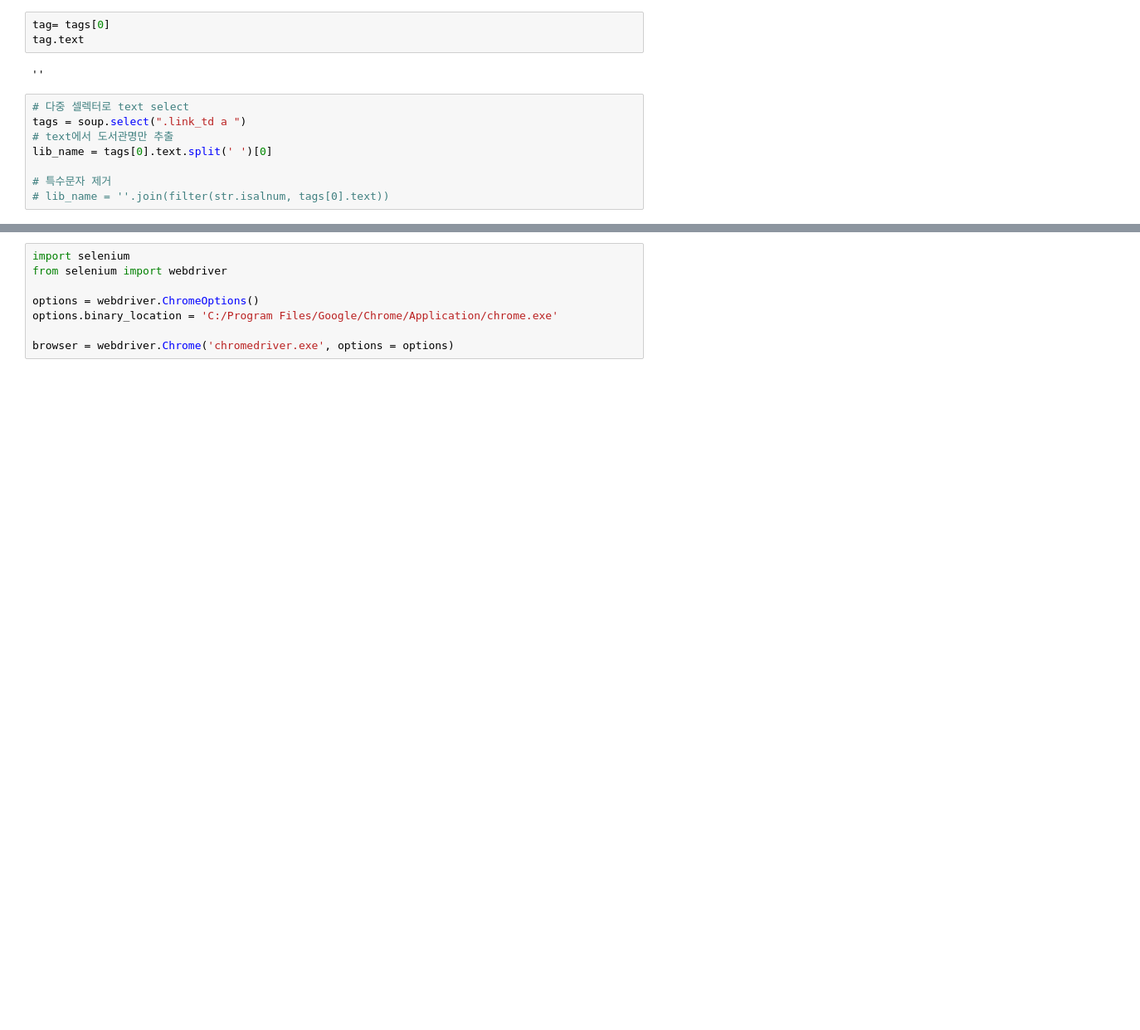
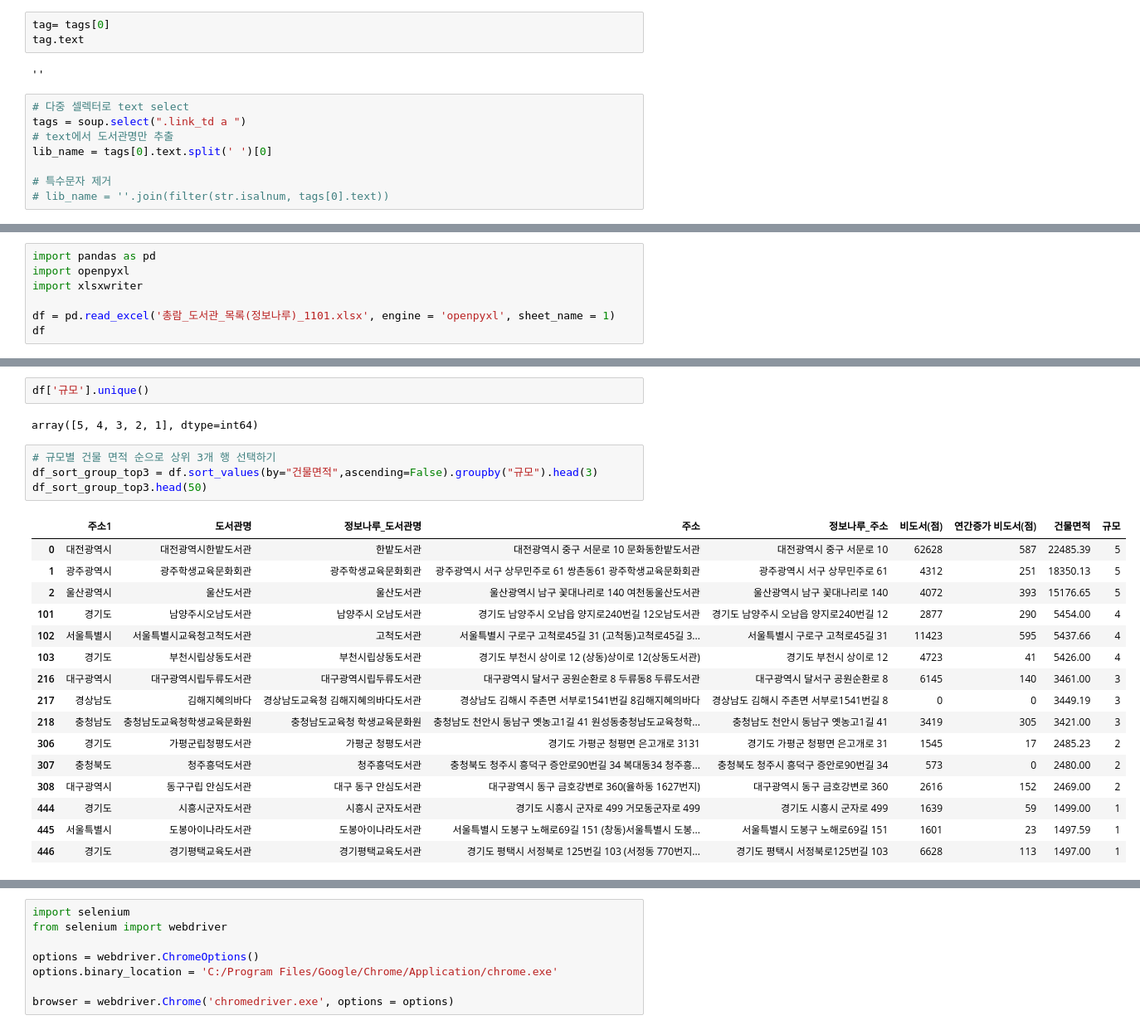
Before and after one commit to Hyeonjiwon/Python-Study, a Jupyter notebook: Web Scraping/Web scraping.ipynb, the cells around one changed output, grey strips where cells are left out. Shown at 83% size. Saved outputs shown, nothing was run; the diff lists cells and outputs as text; blank space fills up the shorter version.

```diff
--- a/Web Scraping/Web scraping.ipynb
+++ b/Web Scraping/Web scraping.ipynb
@@ -58,0 +69,7 @@ lib_name = tags[0].text.split(' ')[0]
+# %%
+import pandas as pd
+import openpyxl
+import xlsxwriter
+
+df = pd.read_excel('총람_도서관_목록(정보나루)_1101.xlsx', engine = 'openpyxl', sheet_name = 1)
+df
@@ -58,0 +90,25 @@ lib_name = tags[0].text.split(' ')[0]
+# %%
+df['규모'].unique()
+# %% [output]
+array([5, 4, 3, 2, 1], dtype=int64)
+# %%
+# 규모별 건물 면적 순으로 상위 3개 행 선택하기
+df_sort_group_top3 = df.sort_values(by="건물면적",ascending=False).groupby("규모").head(3)
+df_sort_group_top3.head(50)
+# %% [output]
+|  | 주소1 | 도서관명 | 정보나루_도서관명 | 주소 | 정보나루_주소 | 비도서(점) | 연간증가 비도서(점) | 건물면적 | 규모 |
+| 0 | 대전광역시 | 대전광역시한밭도서관 | 한밭도서관 | 대전광역시 중구 서문로 10 문화동한밭도서관 | 대전광역시 중구 서문로 10 | 62628 | 587 | 22485.39 | 5 |
+| 1 | 광주광역시 | 광주학생교육문화회관 | 광주학생교육문화회관 | 광주광역시 서구 상무민주로 61 쌍촌동61 광주학생교육문화회관 | 광주광역시 서구 상무민주로 61 | 4312 | 251 | 18350.13 | 5 |
+| 2 | 울산광역시 | 울산도서관 | 울산도서관 | 울산광역시 남구 꽃대나리로 140 여천동울산도서관 | 울산광역시 남구 꽃대나리로 140 | 4072 | 393 | 15176.65 | 5 |
+| 101 | 경기도 | 남양주시오남도서관 | 남양주시 오남도서관 | 경기도 남양주시 오남읍 양지로240번길 12오남도서관 | 경기도 남양주시 오남읍 양지로240번길 12 | 2877 | 290 | 5454.00 | 4 |
+| 102 | 서울특별시 | 서울특별시교육청고척도서관 | 고척도서관 | 서울특별시 구로구 고척로45길 31 (고척동)고척로45길 3... | 서울특별시 구로구 고척로45길 31 | 11423 | 595 | 5437.66 | 4 |
+| 103 | 경기도 | 부천시립상동도서관 | 부천시립상동도서관 | 경기도 부천시 상이로 12 (상동)상이로 12(상동도서관) | 경기도 부천시 상이로 12 | 4723 | 41 | 5426.00 | 4 |
+| 216 | 대구광역시 | 대구광역시립두류도서관 | 대구광역시립두류도서관 | 대구광역시 달서구 공원순환로 8 두류동8 두류도서관 | 대구광역시 달서구 공원순환로 8 | 6145 | 140 | 3461.00 | 3 |
+| 217 | 경상남도 | 김해지혜의바다 | 경상남도교육청 김해지혜의바다도서관 | 경상남도 김해시 주촌면 서부로1541번길 8김해지혜의바다 | 경상남도 김해시 주촌면 서부로1541번길 8 | 0 | 0 | 3449.19 | 3 |
+| 218 | 충청남도 | 충청남도교육청학생교육문화원 | 충청남도교육청 학생교육문화원 | 충청남도 천안시 동남구 옛농고1길 41 원성동충청남도교육청학... | 충청남도 천안시 동남구 옛농고1길 41 | 3419 | 305 | 3421.00 | 3 |
+| 306 | 경기도 | 가평군립청평도서관 | 가평군 청평도서관 | 경기도 가평군 청평면 은고개로 3131 | 경기도 가평군 청평면 은고개로 31 | 1545 | 17 | 2485.23 | 2 |
+| 307 | 충청북도 | 청주흥덕도서관 | 청주흥덕도서관 | 충청북도 청주시 흥덕구 증안로90번길 34 복대동34 청주흥... | 충청북도 청주시 흥덕구 증안로90번길 34 | 573 | 0 | 2480.00 | 2 |
+| 308 | 대구광역시 | 동구구립 안심도서관 | 대구 동구 안심도서관 | 대구광역시 동구 금호강변로 360(율하동 1627번지) | 대구광역시 동구 금호강변로 360 | 2616 | 152 | 2469.00 | 2 |
+| 444 | 경기도 | 시흥시군자도서관 | 시흥시 군자도서관 | 경기도 시흥시 군자로 499 거모동군자로 499 | 경기도 시흥시 군자로 499 | 1639 | 59 | 1499.00 | 1 |
+| 445 | 서울특별시 | 도봉아이나라도서관 | 도봉아이나라도서관 | 서울특별시 도봉구 노해로69길 151 (창동)서울특별시 도봉... | 서울특별시 도봉구 노해로69길 151 | 1601 | 23 | 1497.59 | 1 |
+| 446 | 경기도 | 경기평택교육도서관 | 경기평택교육도서관 | 경기도 평택시 서정북로 125번길 103 (서정동 770번지... | 경기도 평택시 서정북로125번길 103 | 6628 | 113 | 1497.00 | 1 |
```
Also changed, not shown: parts of 16 cells of this notebook.
